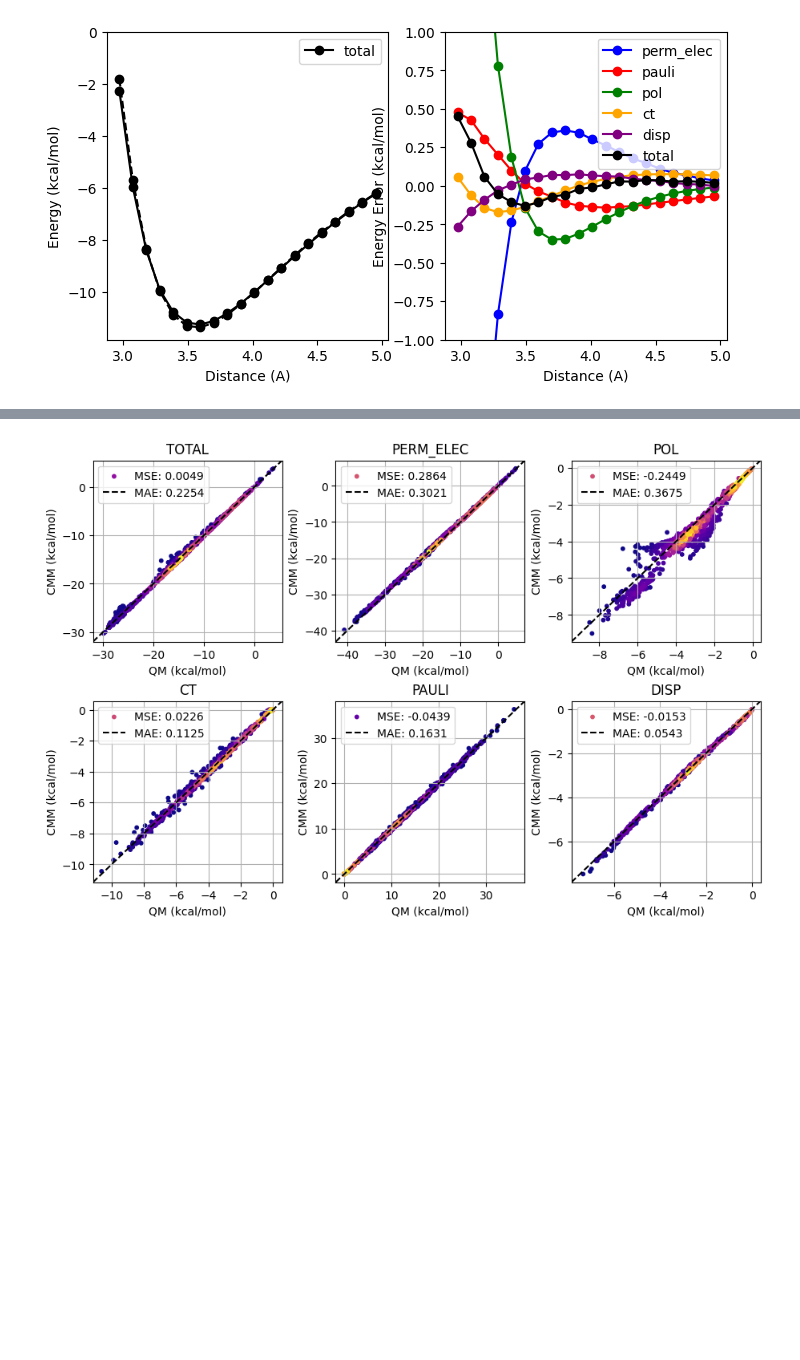
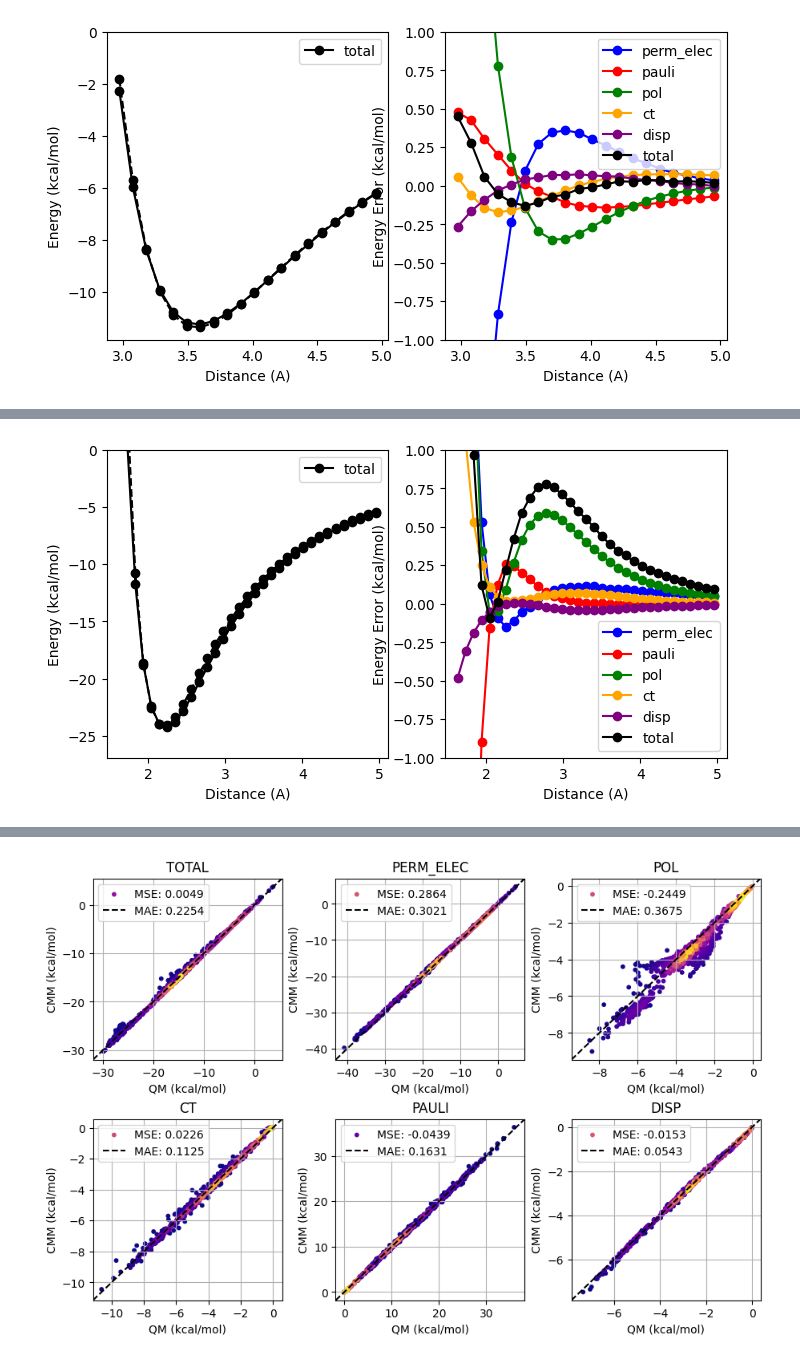
Before and after one commit to Ericwang6/pyCMM, a Jupyter notebook: notebooks/ion_water_analysis.ipynb, the cells around one changed output, grey strips where cells are left out. Drawn from its saved outputs; the diff is of its cells as text; code cells hidden in the pictures; blank space fills up the shorter version.

```diff
--- a/notebooks/ion_water_analysis.ipynb
+++ b/notebooks/ion_water_analysis.ipynb
@@ -197,0 +202,4 @@ i_water_scan_fig = report_eda_scan(trainer, i_water_scan_data)
+# %%
+na_water_scan_fig = report_eda_scan(trainer, na_water_scan_data)
+# %% [output]
+[figure, added]
```
Also changed, not shown: parts of 15 cells of this notebook, 2 other files.
